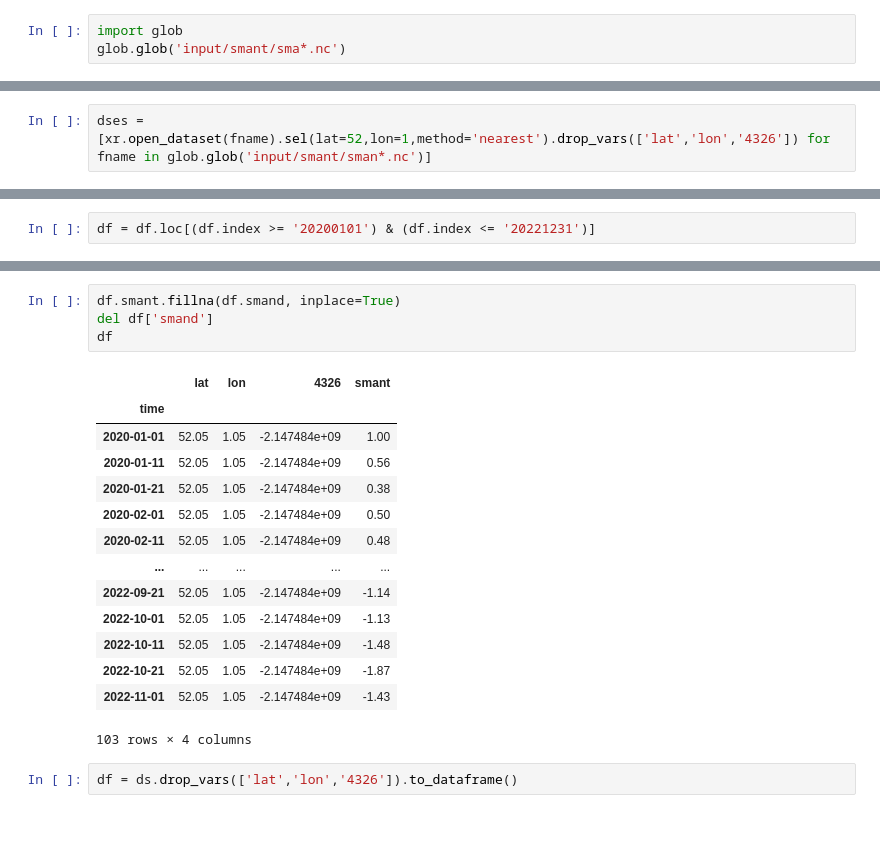
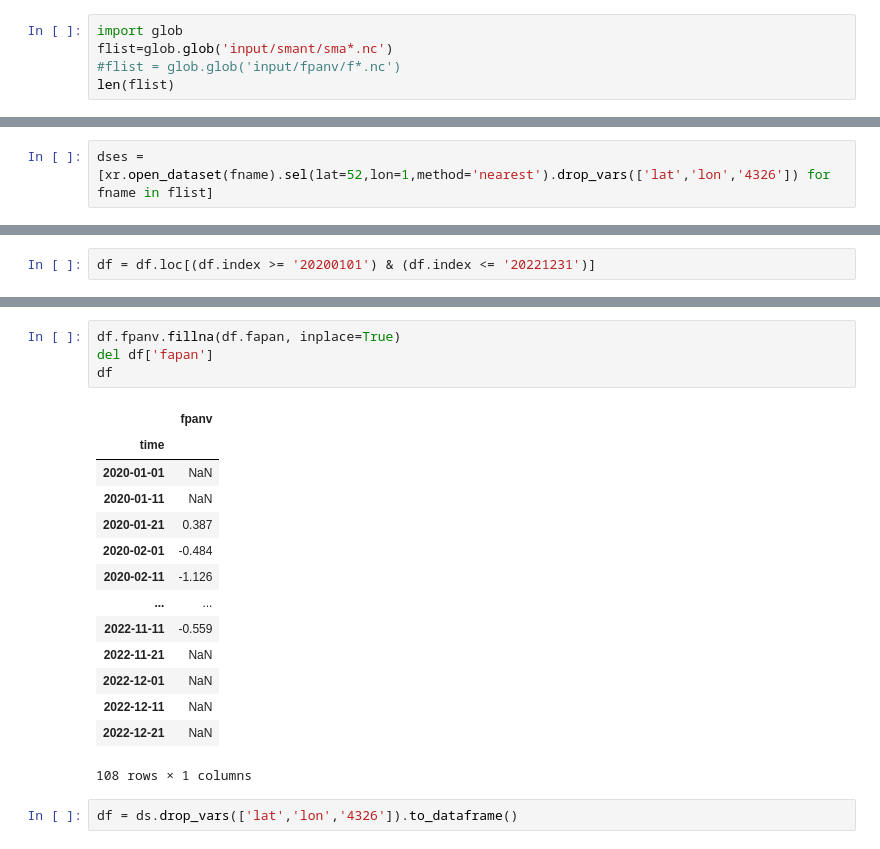
Before and after one commit to pixalytics-ltd/Climate-drought, a Jupyter notebook: edo_read.ipynb, the cells around one changed output, grey strips where cells are left out. Drawn from its saved outputs; the diff is of its cells as text.

```diff
--- a/edo_read.ipynb
+++ b/edo_read.ipynb
@@ -4,4 +13,6 @@ import numpy as np
 # %%
 import glob
-glob.glob('input/smant/sma*.nc')
+flist=glob.glob('input/smant/sma*.nc')
+#flist = glob.glob('input/fpanv/f*.nc')
+len(flist)
 # %% [output]
@@ -25,4 +40,4 @@ glob.glob('input/smant/sma*.nc')
 # %%
-dses = [xr.open_dataset(fname).sel(lat=52,lon=1,method='nearest').drop_vars(['lat','lon','4326']) for fname in glob.glob('input/smant/sman*.nc')]
+dses = [xr.open_dataset(fname).sel(lat=52,lon=1,method='nearest').drop_vars(['lat','lon','4326']) for fname in flist]
 # %%
 df = xr.merge(dses).to_dataframe()
@@ -31,22 +119,22 @@ df = df.loc[(df.index >= '20200101') & (df.index <= '20221231')]
 # %%
-df.smant.fillna(df.smand, inplace=True)
-del df['smand']
+df.fpanv.fillna(df.fapan, inplace=True)
+del df['fapan']
 df
 # %% [output]
-|  | lat | lon | 4326 | smant |
-| time |  |  |  |  |
-| 2020-01-01 | 52.05 | 1.05 | -2.147484e+09 | 1.00 |
-| 2020-01-11 | 52.05 | 1.05 | -2.147484e+09 | 0.56 |
-| 2020-01-21 | 52.05 | 1.05 | -2.147484e+09 | 0.38 |
-| 2020-02-01 | 52.05 | 1.05 | -2.147484e+09 | 0.50 |
-| 2020-02-11 | 52.05 | 1.05 | -2.147484e+09 | 0.48 |
-| ... | ... | ... | ... | ... |
-| 2022-09-21 | 52.05 | 1.05 | -2.147484e+09 | -1.14 |
-| 2022-10-01 | 52.05 | 1.05 | -2.147484e+09 | -1.13 |
-| 2022-10-11 | 52.05 | 1.05 | -2.147484e+09 | -1.48 |
-| 2022-10-21 | 52.05 | 1.05 | -2.147484e+09 | -1.87 |
-| 2022-11-01 | 52.05 | 1.05 | -2.147484e+09 | -1.43 |
+|  | fpanv |
+| time |  |
+| 2020-01-01 | NaN |
+| 2020-01-11 | NaN |
+| 2020-01-21 | 0.387 |
+| 2020-02-01 | -0.484 |
+| 2020-02-11 | -1.126 |
+| ... | ... |
+| 2022-11-11 | -0.559 |
+| 2022-11-21 | NaN |
+| 2022-12-01 | NaN |
+| 2022-12-11 | NaN |
+| 2022-12-21 | NaN |
-103 rows × 4 columns
+108 rows × 1 columns
 # %%
 df = ds.drop_vars(['lat','lon','4326']).to_dataframe()
 # %%
```
Also changed, not shown: parts of 15 cells of this notebook, 1 other file.
